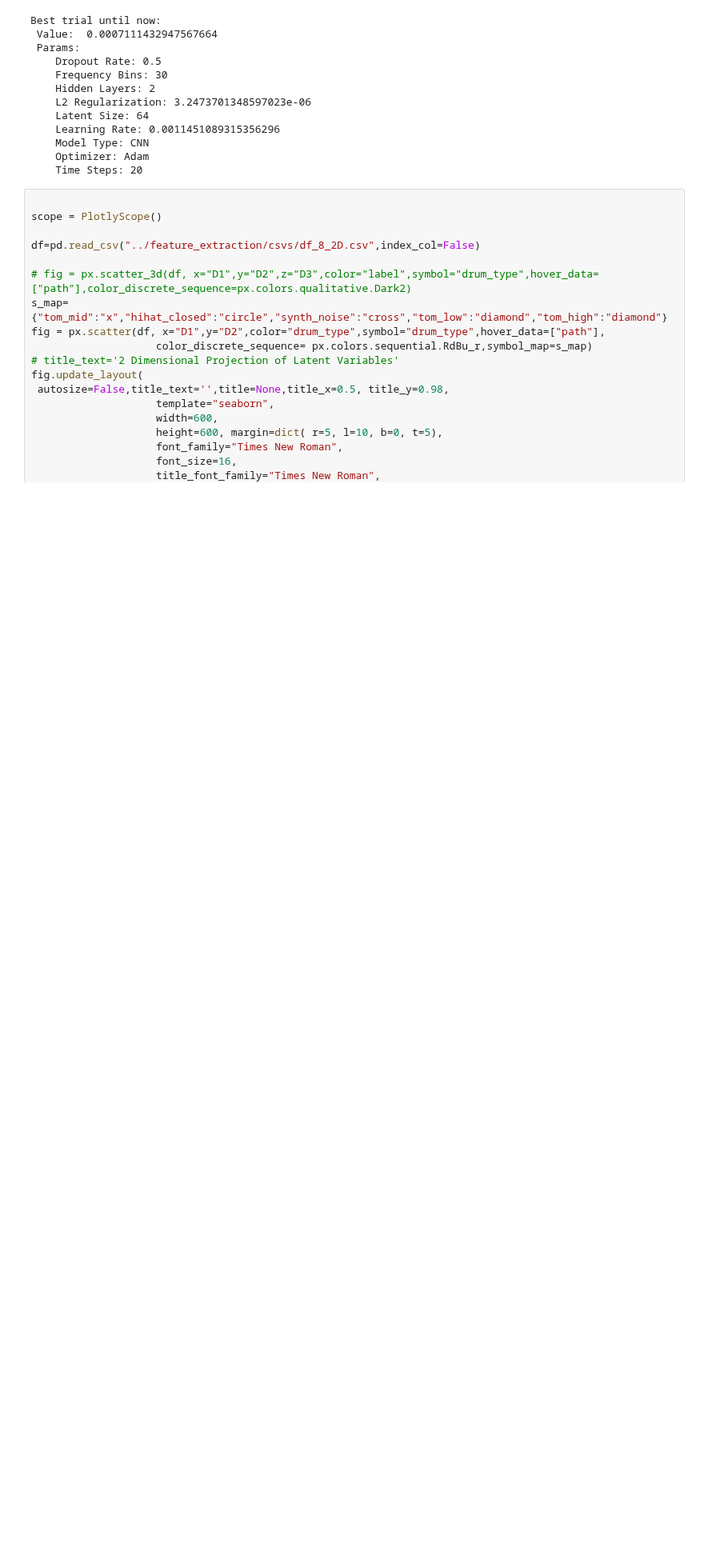
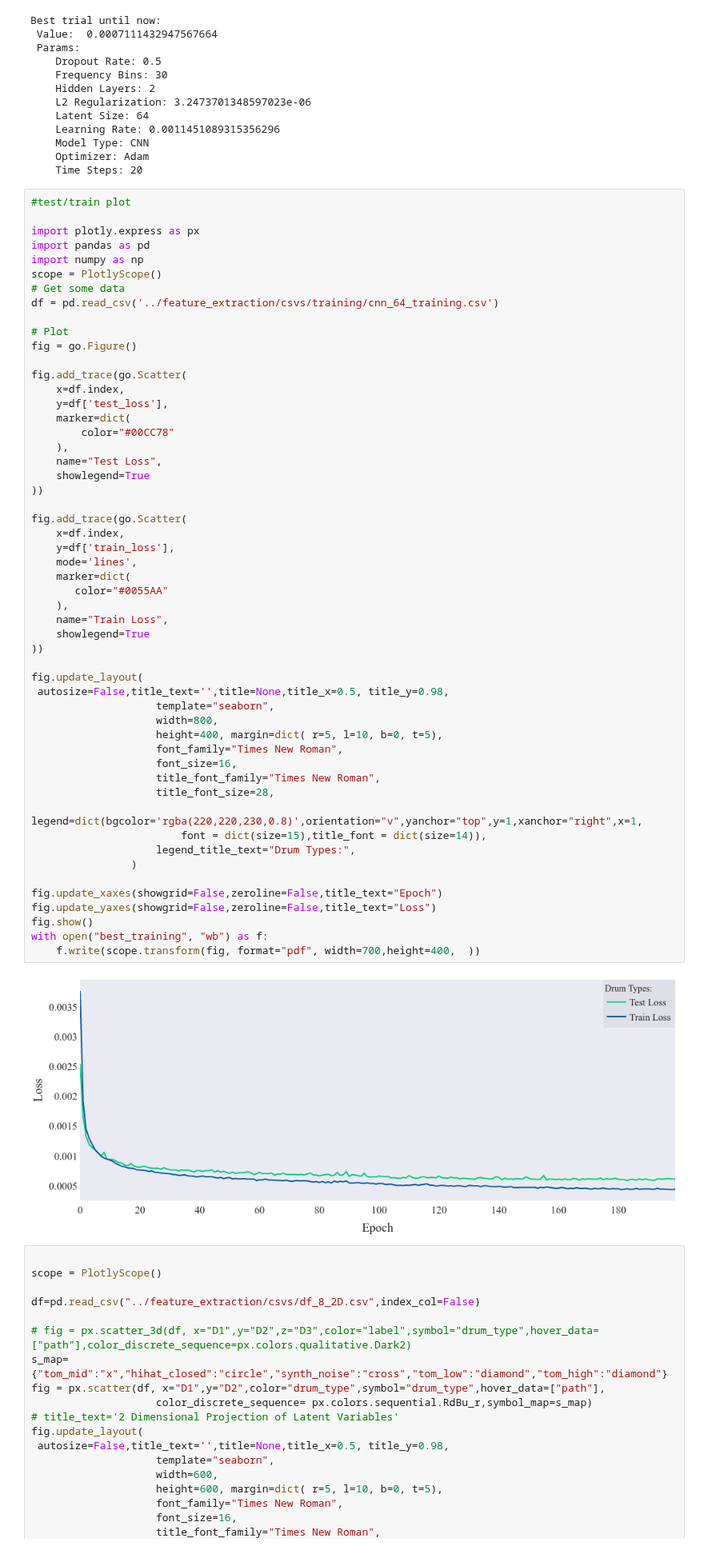
Before and after one commit to imilas/Synths_Stacks_Search, a Jupyter notebook: paper_graphs/tunning_plots.ipynb, the cells around one changed output. Shown at 80% size. Cells and saved outputs as stored; diff of their text form; blank space fills up the shorter version.

```diff
--- a/paper_graphs/tunning_plots.ipynb
+++ b/paper_graphs/tunning_plots.ipynb
@@ -173,6 +180,61 @@ Best trial until now:
     Model Type: CNN
     Optimizer: Adam
     Time Steps: 20
+# %%
+#test/train plot
+
+import plotly.express as px
+import pandas as pd
+import numpy as np
+scope = PlotlyScope()
+# Get some data
+df = pd.read_csv('../feature_extraction/csvs/training/cnn_64_training.csv')
+
+# Plot
+fig = go.Figure()
+
+fig.add_trace(go.Scatter(
+    x=df.index,
+    y=df['test_loss'],
+    marker=dict(
+        color="#00CC78"
+    ),
+    name="Test Loss",
+    showlegend=True
+))
+
+fig.add_trace(go.Scatter(
+    x=df.index,
+    y=df['train_loss'],
+    mode='lines',
+    marker=dict(
+       color="#0055AA"
+    ),
+    name="Train Loss",
+    showlegend=True
+))
+
+fig.update_layout(
+ autosize=False,title_text='',title=None,title_x=0.5, title_y=0.98,
+                    template="seaborn",
+                    width=800,
+                    height=400, margin=dict( r=5, l=10, b=0, t=5),
+                    font_family="Times New Roman",
+                    font_size=16,
+                    title_font_family="Times New Roman",
+                    title_font_size=28,
+                    legend=dict(bgcolor='rgba(220,220,230,0.8)',orientation="v",yanchor="top",y=1,xanchor="right",x=1,
+                        font = dict(size=15),title_font = dict(size=14)),
+                    legend_title_text="Drum Types:",
+                )
+
+fig.update_xaxes(showgrid=False,zeroline=False,title_text="Epoch")
+fig.update_yaxes(showgrid=False,zeroline=False,title_text="Loss")
+fig.show()
+with open("best_training", "wb") as f:
+    f.write(scope.transform(fig, format="pdf", width=700,height=400,  ))
+# %% [output]
+[figure, added]
 # %%
 
 scope = PlotlyScope()
```
Also changed, not shown: parts of 3 cells of this notebook, 2 other files.
